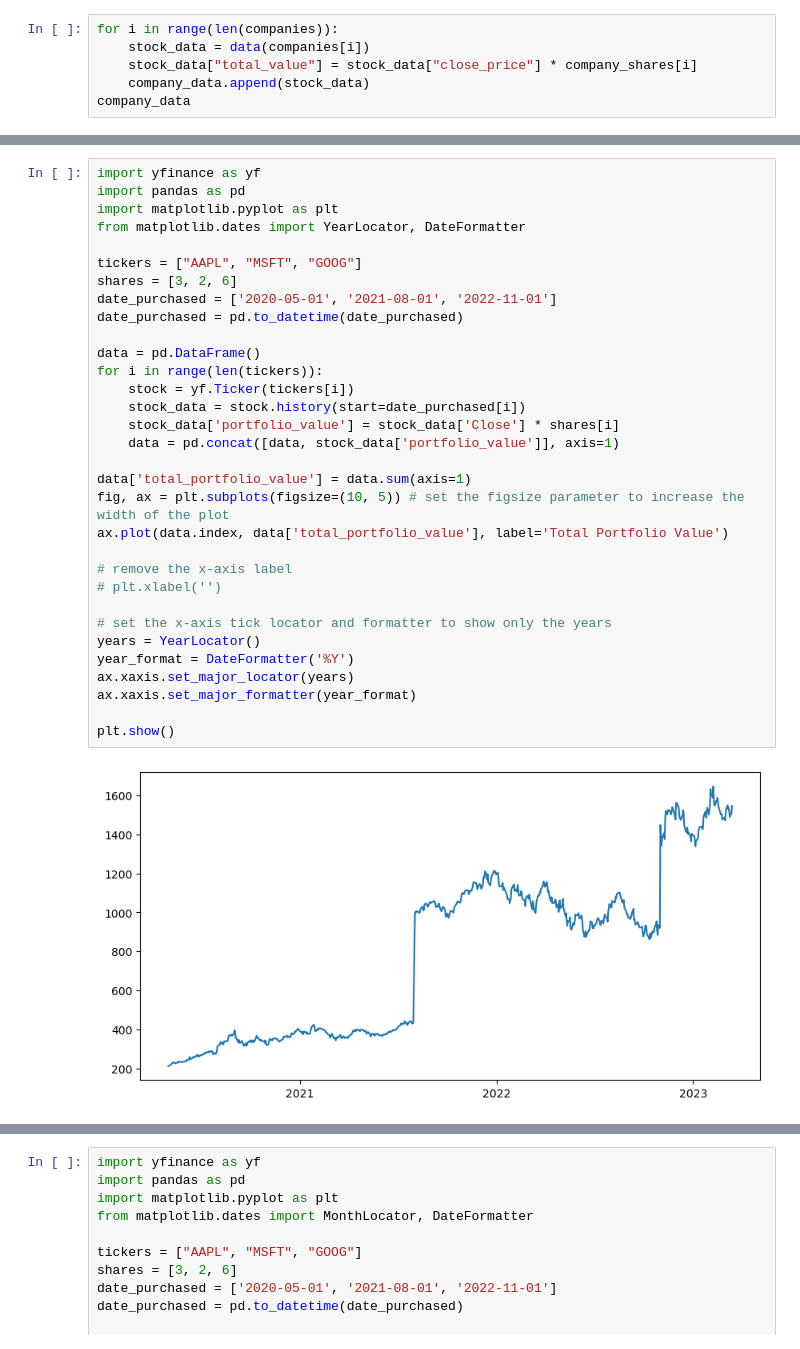
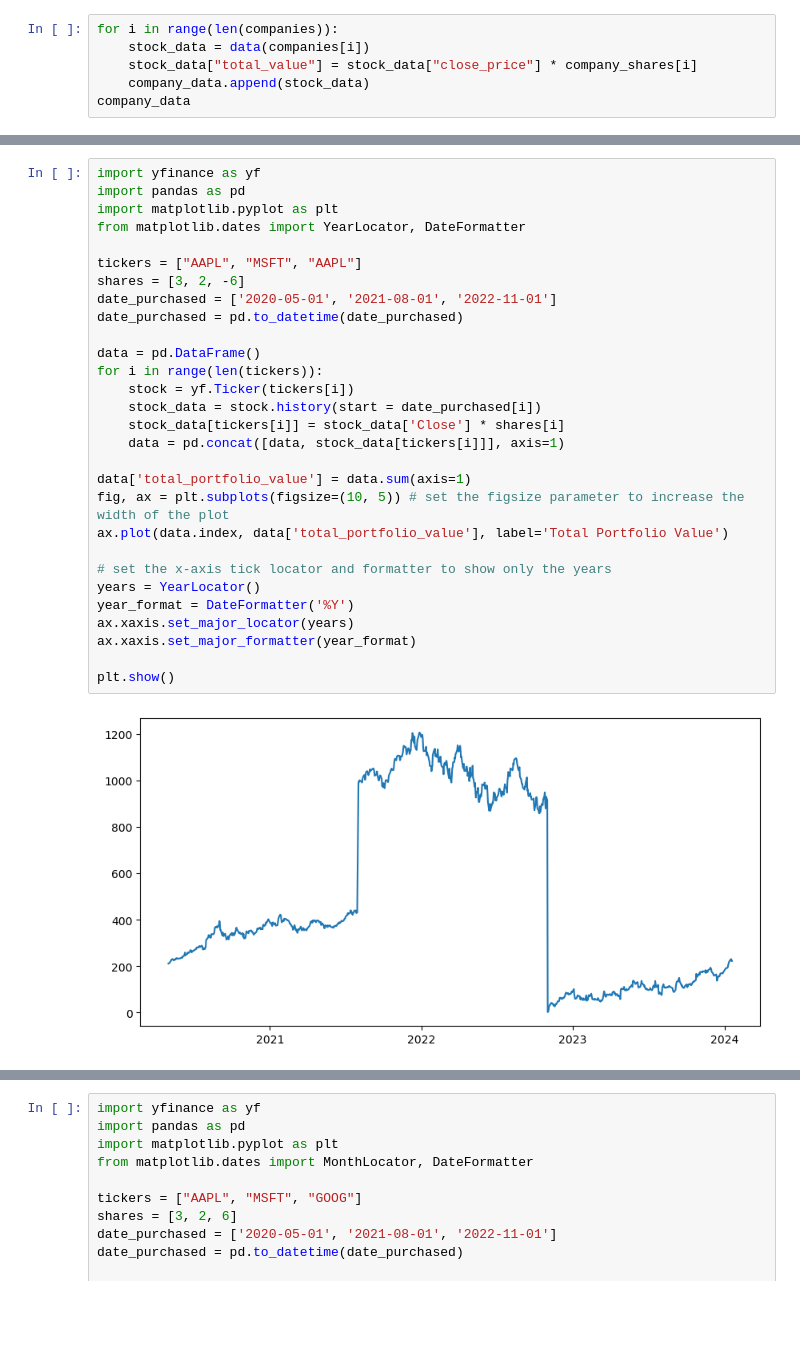
Before and after one commit to RuiGene/stock_search, a Jupyter notebook: x.ipynb, the cells around one changed output, grey strips where cells are left out. Cells and saved outputs as stored; diff of their text form; blank space fills up the shorter version.

Commit message:
Updated data table

```diff
--- a/x.ipynb
+++ b/x.ipynb
@@ -82,34 +98,31 @@ plt.show()
 # %%
 import yfinance as yf
 import pandas as pd
 import matplotlib.pyplot as plt
 from matplotlib.dates import YearLocator, DateFormatter
 
-tickers = ["AAPL", "MSFT", "GOOG"]
-shares = [3, 2, 6]
+tickers = ["AAPL", "MSFT", "AAPL"]
+shares = [3, 2, -6]
 date_purchased = ['2020-05-01', '2021-08-01', '2022-11-01']
 date_purchased = pd.to_datetime(date_purchased)
 
 data = pd.DataFrame()
 for i in range(len(tickers)):
     stock = yf.Ticker(tickers[i])
-    stock_data = stock.history(start=date_purchased[i])
-    stock_data['portfolio_value'] = stock_data['Close'] * shares[i]
-    data = pd.concat([data, stock_data['portfolio_value']], axis=1)
+    stock_data = stock.history(start = date_purchased[i])
+    stock_data[tickers[i]] = stock_data['Close'] * shares[i]
+    data = pd.concat([data, stock_data[tickers[i]]], axis=1)
 
 data['total_portfolio_value'] = data.sum(axis=1)
 fig, ax = plt.subplots(figsize=(10, 5)) # set the figsize parameter to increase the width of the plot
 ax.plot(data.index, data['total_portfolio_value'], label='Total Portfolio Value')
-
-# remove the x-axis label
-# plt.xlabel('')
 
 # set the x-axis tick locator and formatter to show only the years
 years = YearLocator()
 year_format = DateFormatter('%Y')
 ax.xaxis.set_major_locator(years)
 ax.xaxis.set_major_formatter(year_format)
 
 plt.show()
 # %% [output]
-[figure, old version]
+[figure, new version]
```
Also changed, not shown: parts of 4 cells of this notebook, 1 other file.
